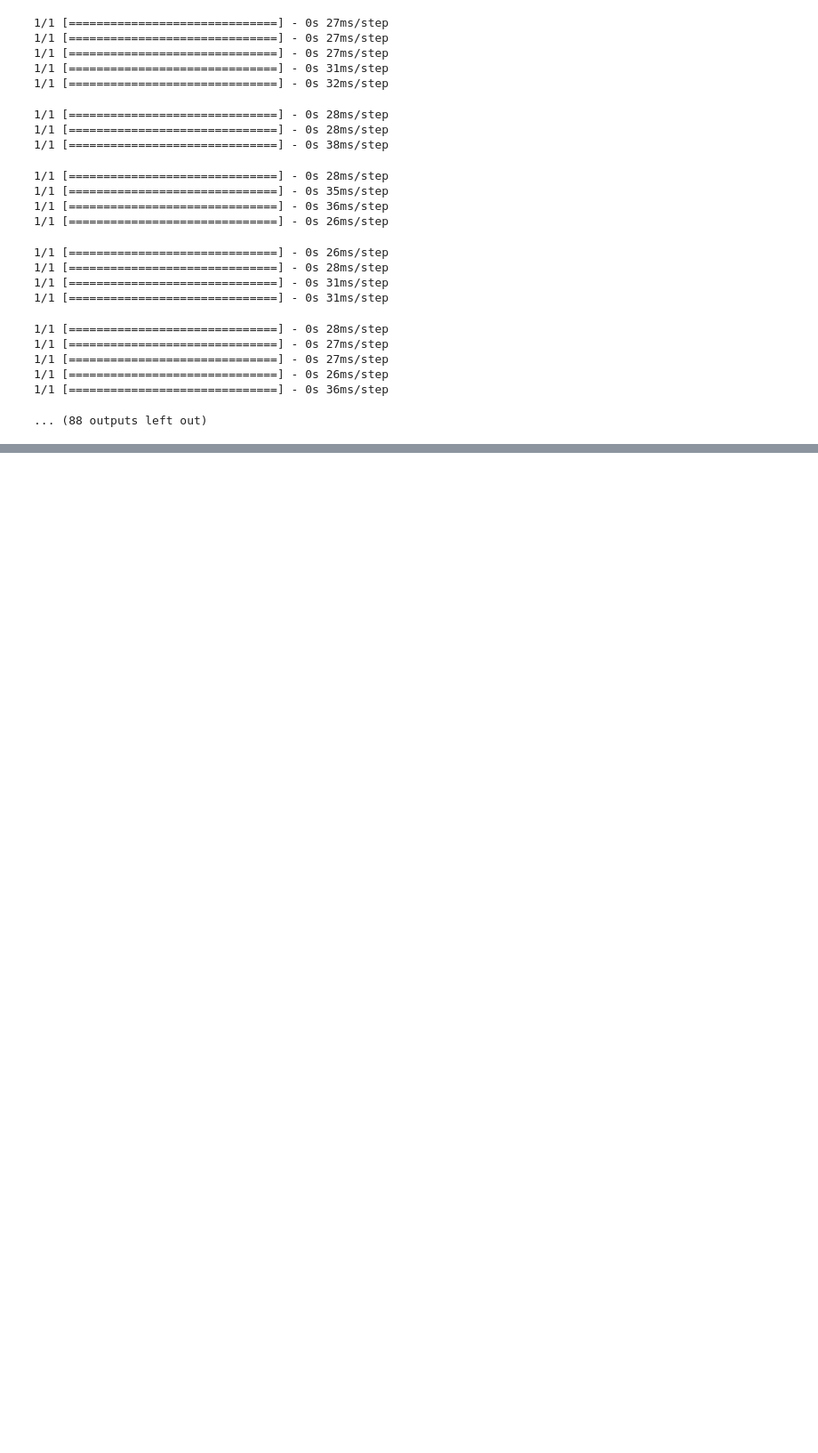
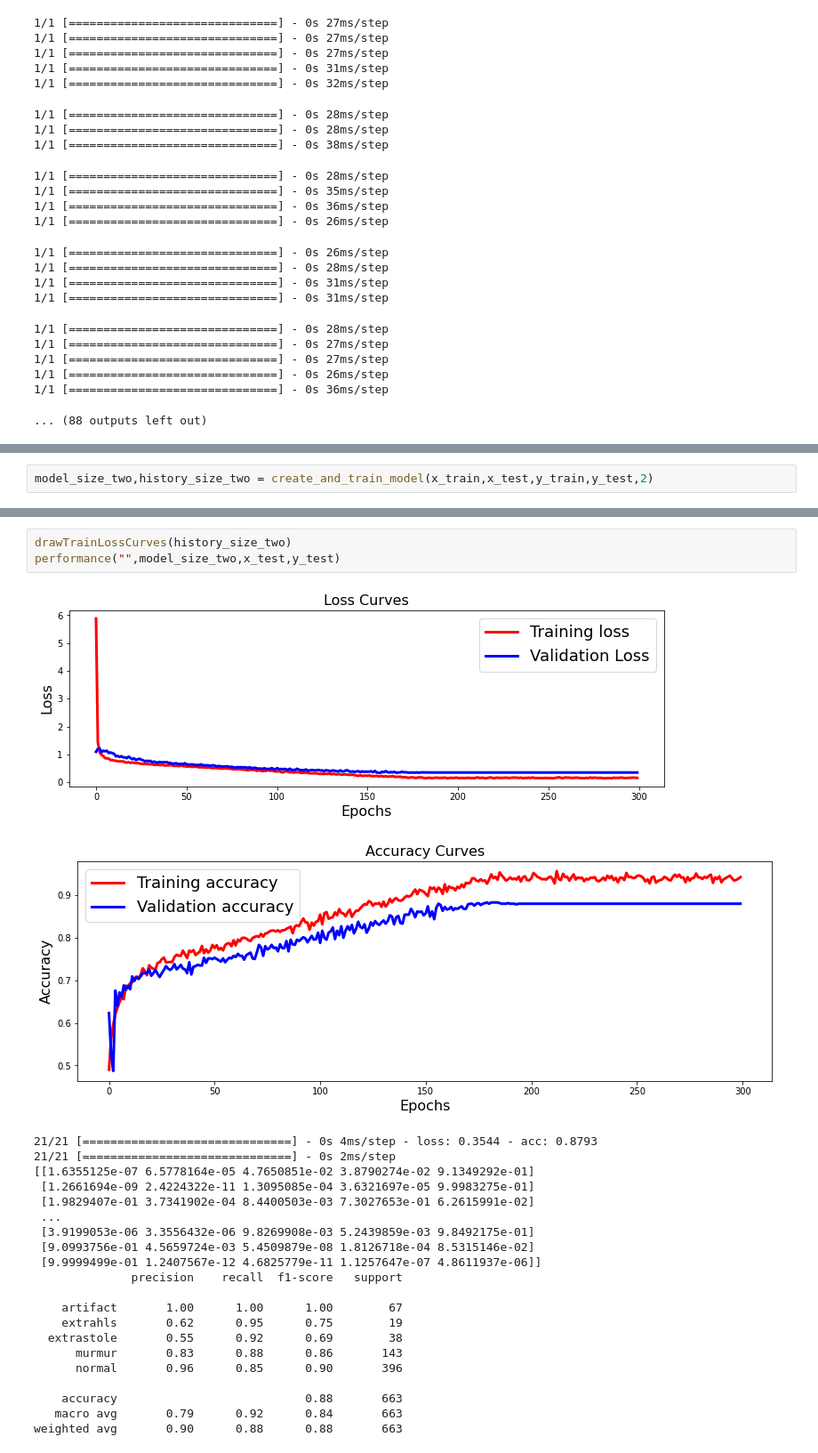
Before and after one commit to ajaysanthoshb/FYP, a Jupyter notebook: FYP.ipynb, the cells around one changed output, grey strips where cells are left out. Shown at 89% size. Saved outputs shown, nothing was run; the diff lists cells and outputs as text; blank space fills up the shorter version.

```diff
--- a/FYP.ipynb
+++ b/FYP.ipynb
@@ -706,0 +883,2 @@ samplesPrediction(tf.keras.models.load_model('/content/drive/MyDrive/heartbeat-s
+# %%
+model_size_two,history_size_two = create_and_train_model(x_train,x_test,y_train,y_test,2)
@@ -706,0 +915,26 @@ samplesPrediction(tf.keras.models.load_model('/content/drive/MyDrive/heartbeat-s
+# %%
+drawTrainLossCurves(history_size_two)
+performance("",model_size_two,x_test,y_test)
+# %% [output]
+[figure, added]
+[figure, added]
+21/21 [==============================] - 0s 4ms/step - loss: 0.3544 - acc: 0.8793
+21/21 [==============================] - 0s 2ms/step
+[[1.6355125e-07 6.5778164e-05 4.7650851e-02 3.8790274e-02 9.1349292e-01]
+ [1.2661694e-09 2.4224322e-11 1.3095085e-04 3.6321697e-05 9.9983275e-01]
+ [1.9829407e-01 3.7341902e-04 8.4400503e-03 7.3027653e-01 6.2615991e-02]
+ ...
+ [3.9199053e-06 3.3556432e-06 9.8269908e-03 5.2439859e-03 9.8492175e-01]
+ [9.0993756e-01 4.5659724e-03 5.4509879e-08 1.8126718e-04 8.5315146e-02]
+ [9.9999499e-01 1.2407567e-12 4.6825779e-11 1.1257647e-07 4.8611937e-06]]
+              precision    recall  f1-score   support
+
+    artifact       1.00      1.00      1.00        67
+    extrahls       0.62      0.95      0.75        19
+  extrastole       0.55      0.92      0.69        38
+      murmur       0.83      0.88      0.86       143
+      normal       0.96      0.85      0.90       396
+
+    accuracy                           0.88       663
+   macro avg       0.79      0.92      0.84       663
+weighted avg       0.90      0.88      0.88       663
```
Also changed, not shown: parts of 34 cells of this notebook.
